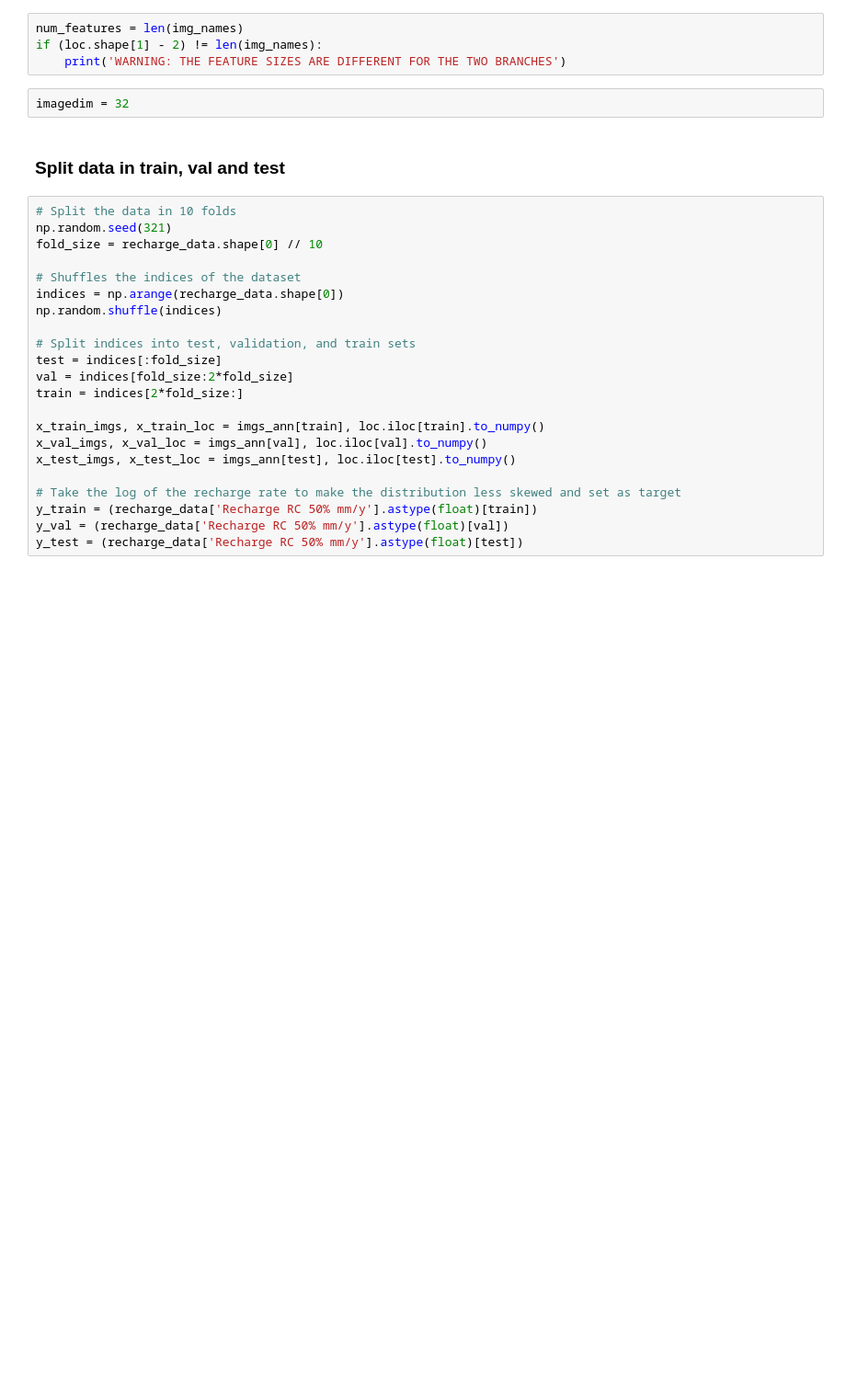
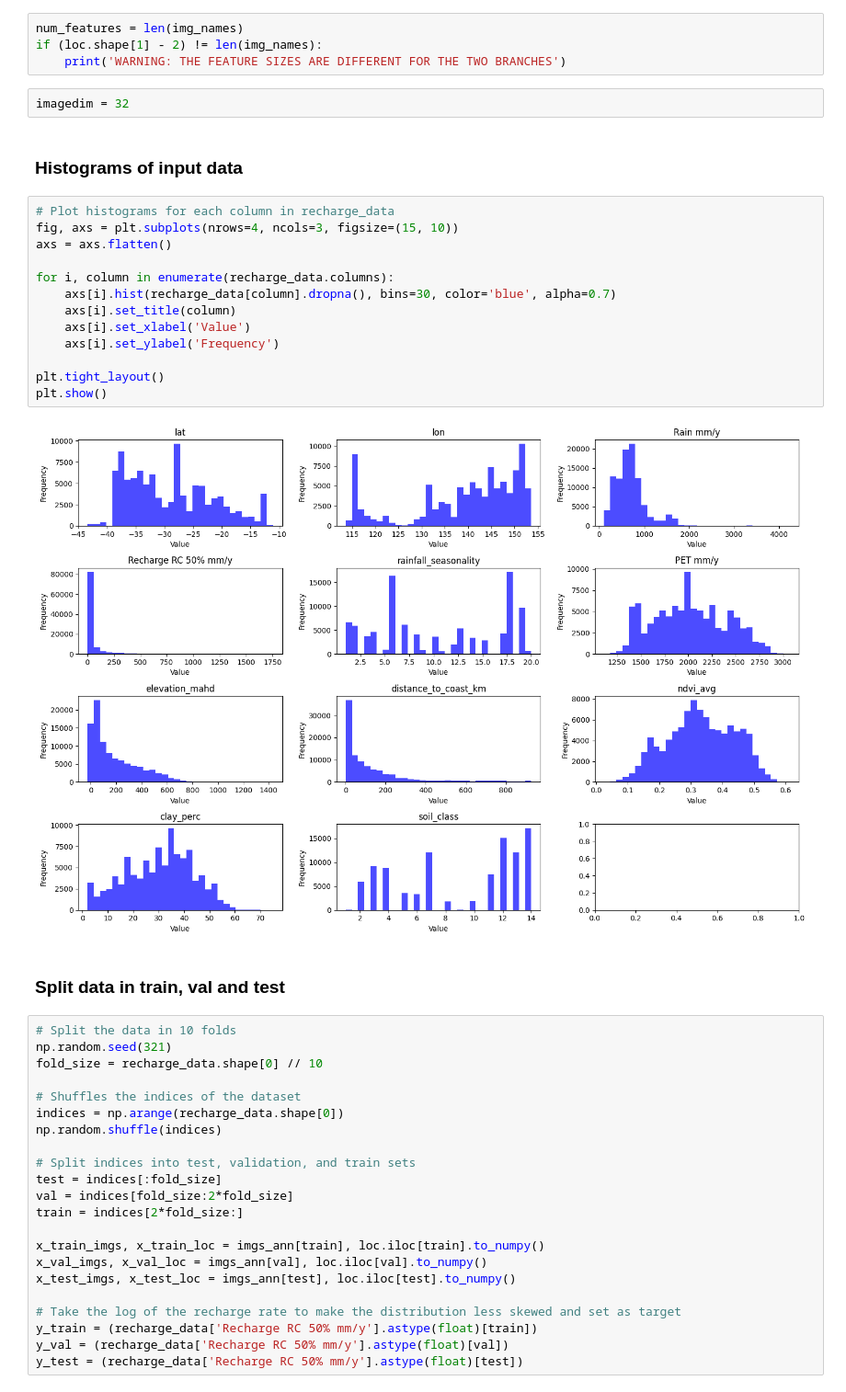
Before and after one commit to Roseparsley8972/CEGM2003-Water, a Jupyter notebook: New model/CNN_from_R/CNN_LETS_WORK_HERE.ipynb, the cells around one changed output. Shown at 92% size. Drawn from its saved outputs; the diff is of its cells as text; blank space fills up the shorter version.

```diff
--- a/New model/CNN_from_R/CNN_LETS_WORK_HERE.ipynb
+++ b/New model/CNN_from_R/CNN_LETS_WORK_HERE.ipynb
@@ -156,6 +162,23 @@ if (loc.shape[1] - 2) != len(img_names):
     print('WARNING: THE FEATURE SIZES ARE DIFFERENT FOR THE TWO BRANCHES')
 # %%
 imagedim = 32
+# %% [markdown]
+### Histograms of input data
+# %%
+# Plot histograms for each column in recharge_data
+fig, axs = plt.subplots(nrows=4, ncols=3, figsize=(15, 10))
+axs = axs.flatten()
+
+for i, column in enumerate(recharge_data.columns):
+    axs[i].hist(recharge_data[column].dropna(), bins=30, color='blue', alpha=0.7)
+    axs[i].set_title(column)
+    axs[i].set_xlabel('Value')
+    axs[i].set_ylabel('Frequency')
+
+plt.tight_layout()
+plt.show()
+# %% [output]
+[figure, added]
 # %% [markdown]
 ### Split data in train, val and test
 # %%
```
Also changed, not shown: parts of 6 cells of this notebook.
